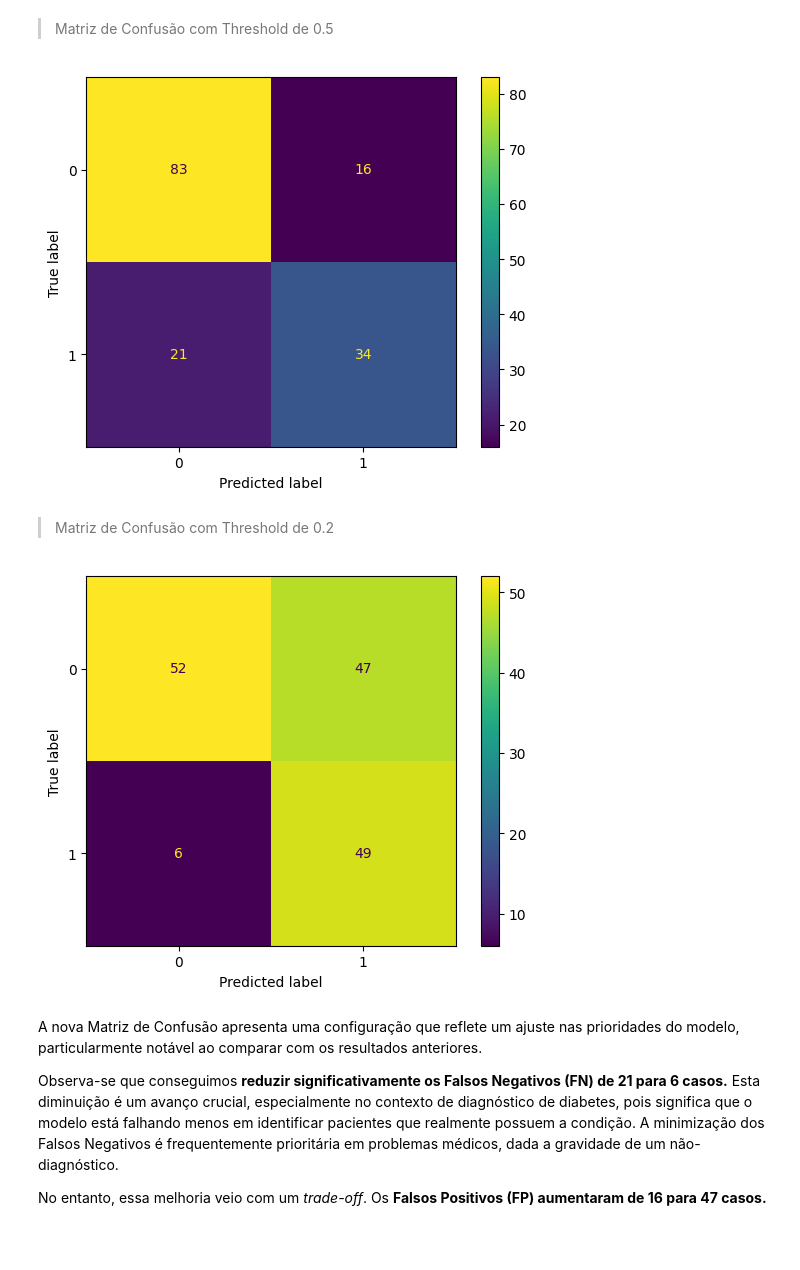
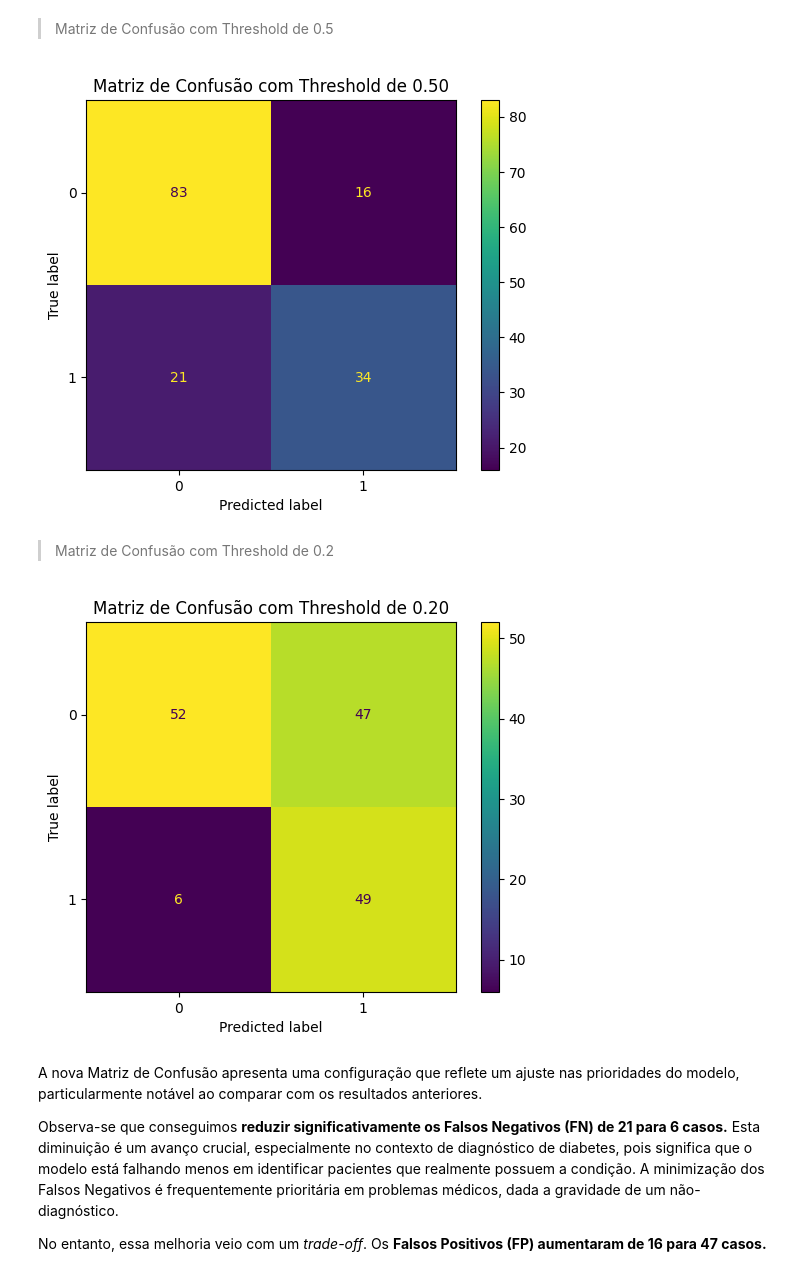
Before and after one commit to thiagonoobre/Modelo_de_Classificacao_para_Previsao_de_Diabetes, a Jupyter notebook: Modelo_de_Classificação_para_Previsão_de_Diabetes.ipynb, the cells around one changed output. Saved outputs shown, nothing was run; the diff lists cells and outputs as text; code cells hidden in the pictures; blank space fills up the shorter version.

```diff
--- a/Modelo_de_Classificação_para_Previsão_de_Diabetes.ipynb
+++ b/Modelo_de_Classificação_para_Previsão_de_Diabetes.ipynb
@@ -500,11 +500,12 @@ Justificativa:
 # %%
 # Matriz de Confusão
 cm = confusion_matrix(y_test, y_pred)
 disp = ConfusionMatrixDisplay(confusion_matrix=cm).plot()
+plt.title('Matriz de Confusão com Threshold de 0.50')
 # Salva a imagem como SVG (ótimo para vetores)
 plt.savefig('Matriz_Confusão_Threshold05.png', bbox_inches='tight')
 # %% [output]
-[figure, old version]
+[figure, new version]
 # %% [markdown]
 > Matriz de Confusão com Threshold de 0.2
 # %%
@@ -513,9 +514,10 @@ threshold_otimo = 0.20
 y_pred_ajustado = (y_proba >= threshold_otimo).astype(int)
 cm2 = confusion_matrix(y_test, y_pred_ajustado)
 ConfusionMatrixDisplay(confusion_matrix=cm2).plot()
+plt.title('Matriz de Confusão com Threshold de 0.20')
 plt.savefig('Matriz_Confusão_Threshold02.png', bbox_inches='tight')
 # %% [output]
-[figure, old version]
+[figure, new version]
 # %% [markdown]
 A nova Matriz de Confusão apresenta uma configuração que reflete um ajuste nas prioridades do modelo, particularmente notável ao comparar com os resultados anteriores.
 
```
Also changed, not shown: parts of 2 cells of this notebook.
